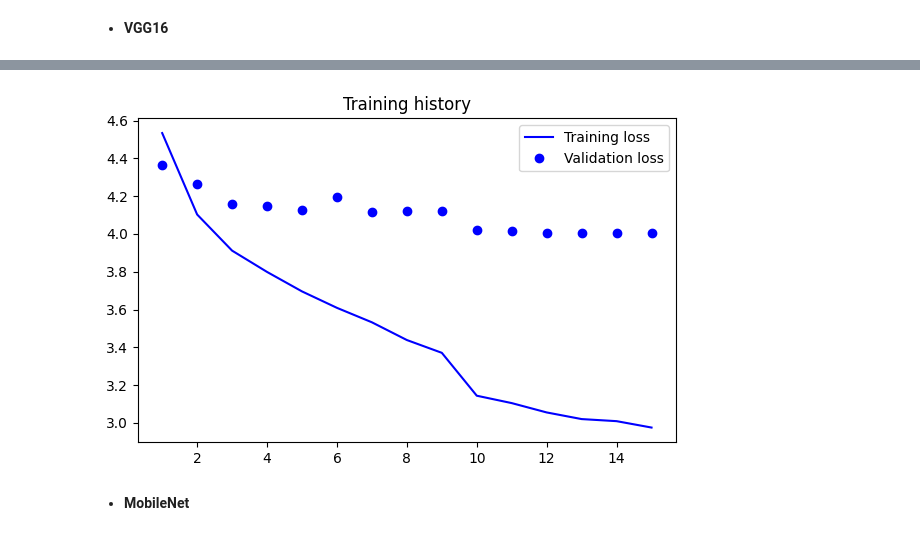
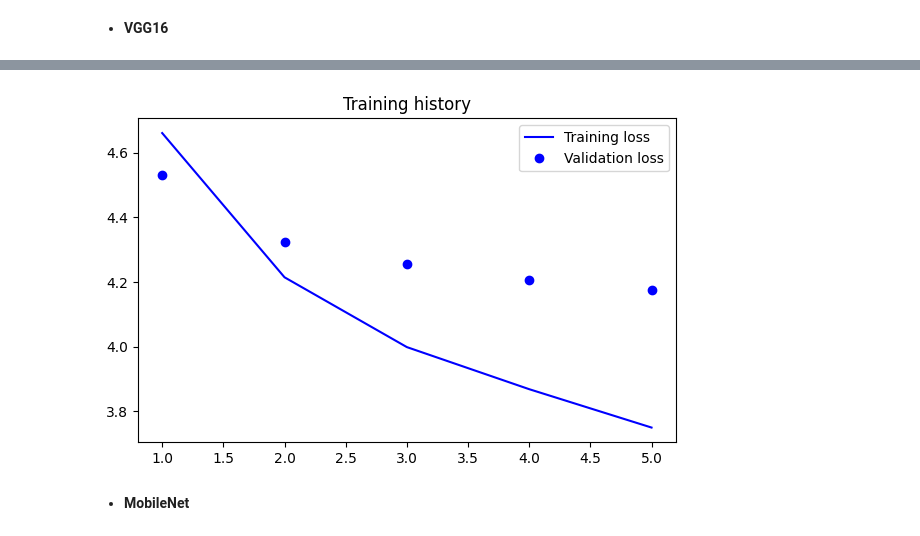
Before and after one commit to fmportela/deep-learning-23-24-nova-ims-group-project, a Jupyter notebook: 4-model-train.ipynb, the cells around one changed output, grey strips where cells are left out. Drawn from its saved outputs; the diff is of its cells as text; code cells hidden in the pictures.

Commit message:
fixing models

```diff
--- a/4-model-train.ipynb
+++ b/4-model-train.ipynb
@@ -615,6 +615,10 @@ plot_loss_history(history)
 # *********************************
 
 def handcrafted_v1(model_name: str):
+
+    # NOTES
+    # the idea here is to craft a model and train it from scratch
+    # ... we are not expecting great results due to the size and complexity of our dataset
 
     batch_size = 16
     image_size = (64, 64)
@@ -694,7 +698,7 @@ def handcrafted_v1(model_name: str):
 
         ModelCheckpoint(filepath=os.path.join(MODELS_PATH, f'{model_name}.keras'),
                         monitor=monitor,
-                        save_best_only=False,
+                        save_best_only=True,
                         verbose=1),
 
         ReduceLROnPlateau(monitor=monitor,
@@ -704,8 +708,9 @@ def handcrafted_v1(model_name: str):
                           verbose=1)
     ]
 
+    # model fitting
     history = model.fit(augmented_train_data,
-                       epochs=50,
+                       epochs=5,
                        validation_data=val_data,
                        class_weight=CLASS_WEIGHTS,
                        callbacks=callbacks_list,
@@ -744,6 +749,9 @@ KeyboardInterrupt:
 # *********************************
 # V1 VGG16 model
 # *********************************
+
+# VGG16 is a heavy model. There are other lighter and better (on the imagenet dataset)
+# available. May be best to use them instead...
 
 def vgg16_v1(model_name: str):
 
@@ -784,9 +792,14 @@ def vgg16_v1(model_name: str):
     # head layers
     head_model = tf.keras.models.Sequential([
         tf.keras.layers.Flatten(),
-        tf.keras.layers.Dense(256, kernel_initializer=tf.keras.initializers.GlorotNormal(seed=SEED), bias_initializer='zeros'),
+        tf.keras.layers.Dense(512, kernel_initializer=tf.keras.initializers.GlorotNormal(seed=SEED), bias_initializer='zeros'),
         tf.keras.layers.BatchNormalization(),
         tf.keras.layers.Activation('relu'),
+
+        tf.keras.layers.Dense(512, kernel_initializer=tf.keras.initializers.GlorotNormal(seed=SEED), bias_initializer='zeros'),
+        tf.keras.layers.BatchNormalization(),
+        tf.keras.layers.Activation('relu'),
+
         tf.keras.layers.Dense(114, kernel_initializer=tf.keras.initializers.GlorotNormal(seed=SEED), bias_initializer='zeros')
     ], name='head_model')
 
@@ -816,13 +829,30 @@ def vgg16_v1(model_name: str):
 
     augmented_train = train_data.map(lambda x, y: (augmentation_pipeline(x, training=True), y))
 
+    # callbacks
+    monitor = 'val_loss'
+    callbacks_list = [
+
+        StopLossDivergence(.3, 5, verbose=1),
+
+        ModelCheckpoint(filepath=os.path.join(MODELS_PATH, f'{model_name}.keras'),
+                        monitor=monitor,
+                        save_best_only=True,
+                        verbose=1),
+
+        ReduceLROnPlateau(monitor=monitor,
+                          factor=0.1,
+                          patience=2,
+                          cooldown=0,
+                          verbose=1)
+    ]
+
     # model fitting
-    callbacks = get_callback_list(os.path.join(MODELS_PATH, f'{model_name}.keras'))
     history = model.fit(augmented_train,
-                        epochs=50,
+                        epochs=5,
                         validation_data=val_data,
                         class_weight=CLASS_WEIGHTS,
-                        callbacks=callbacks,
+                        callbacks=callbacks_list,
                         verbose=1)
 
     return model, history.history
@@ -854,4 +884,4 @@ Epoch 15/50
-[figure, old version]
+[figure, new version]
 # %% [markdown]
 - **MobileNet**
 # %%
```
Also changed, not shown: parts of 7 cells of this notebook.
